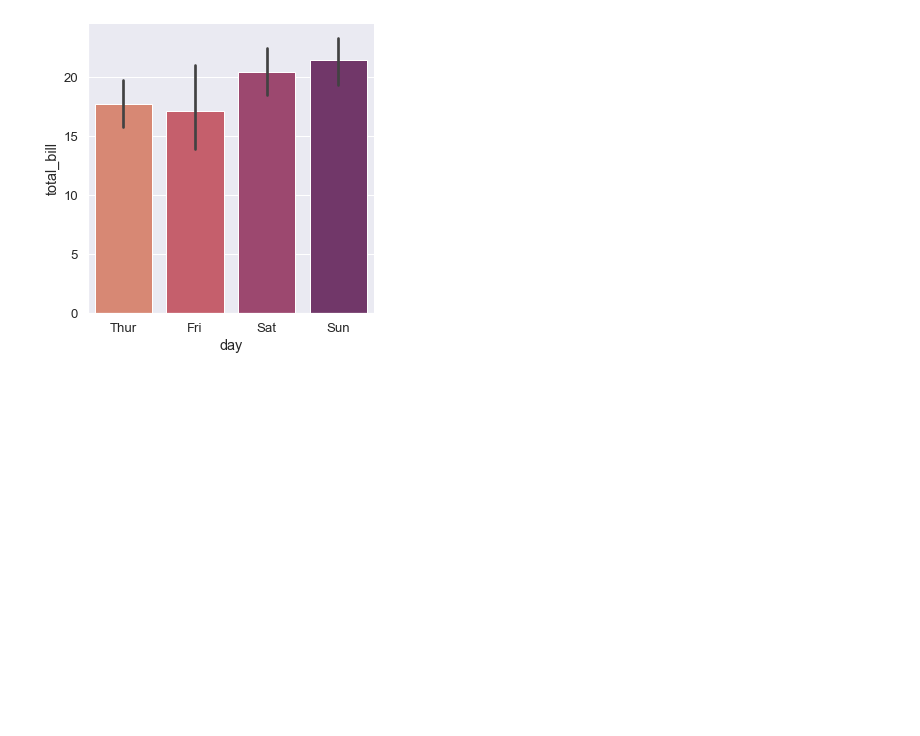
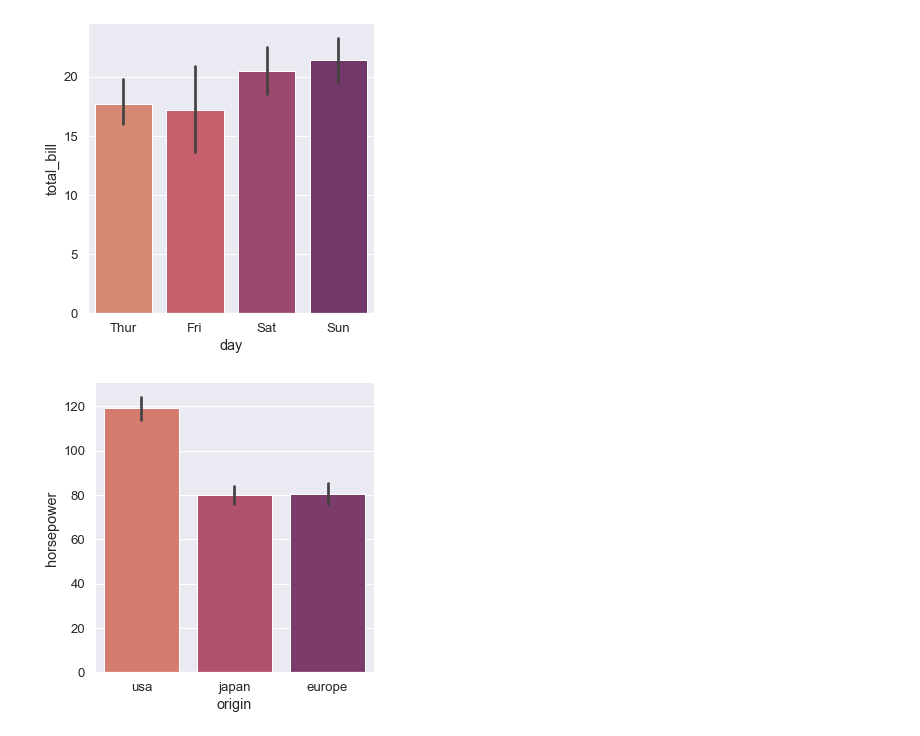
Before and after one commit to kareemNagah/Summary_2023, a Jupyter notebook: Data Visualization/seaborn/inro_seaborn.ipynb, the cells around one changed output. Drawn from its saved outputs; the diff is of its cells as text; code cells hidden in the pictures; blank space fills up the shorter version.

```diff
--- a/Data Visualization/seaborn/inro_seaborn.ipynb
+++ b/Data Visualization/seaborn/inro_seaborn.ipynb
@@ -227,3 +227,9 @@ sns.catplot(x='day',y='total_bill',data=df,kind='bar',palette='flare' )
 plt.show()
 # %% [output]
 [figure]
+# %%
+# relation between origin and mean horsepower using bar plot
+sns.catplot(x='origin',y='horsepower',data=mpg_data,kind='bar',palette='flare' )
+plt.show()
+# %% [output]
+[figure, added]
```
Also changed, not shown: parts of 5 cells of this notebook.
